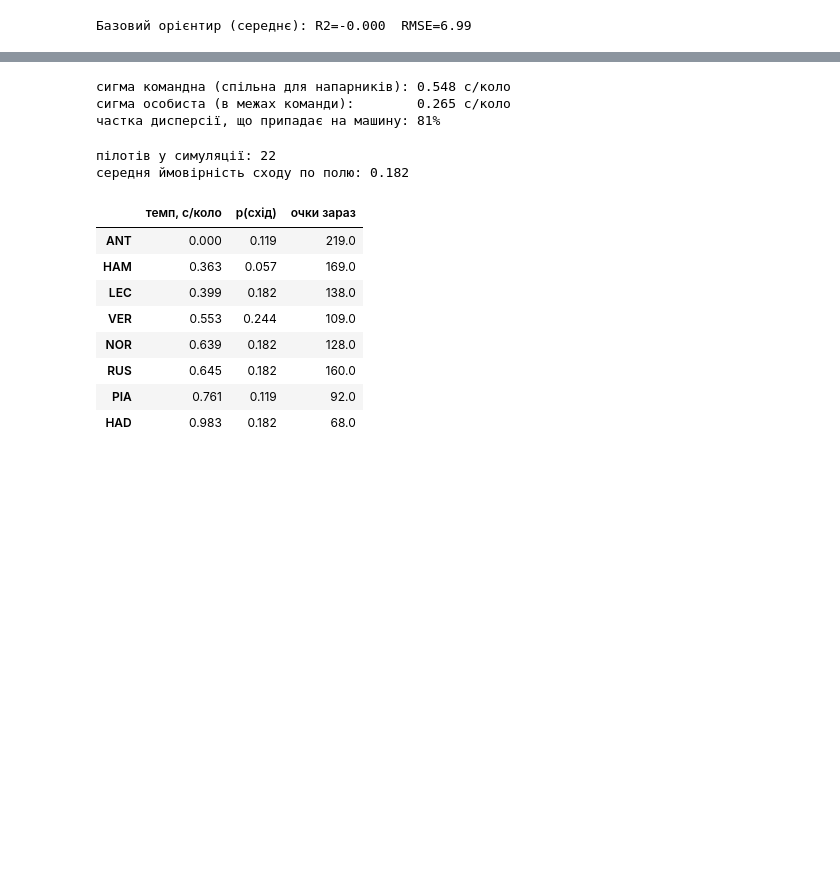
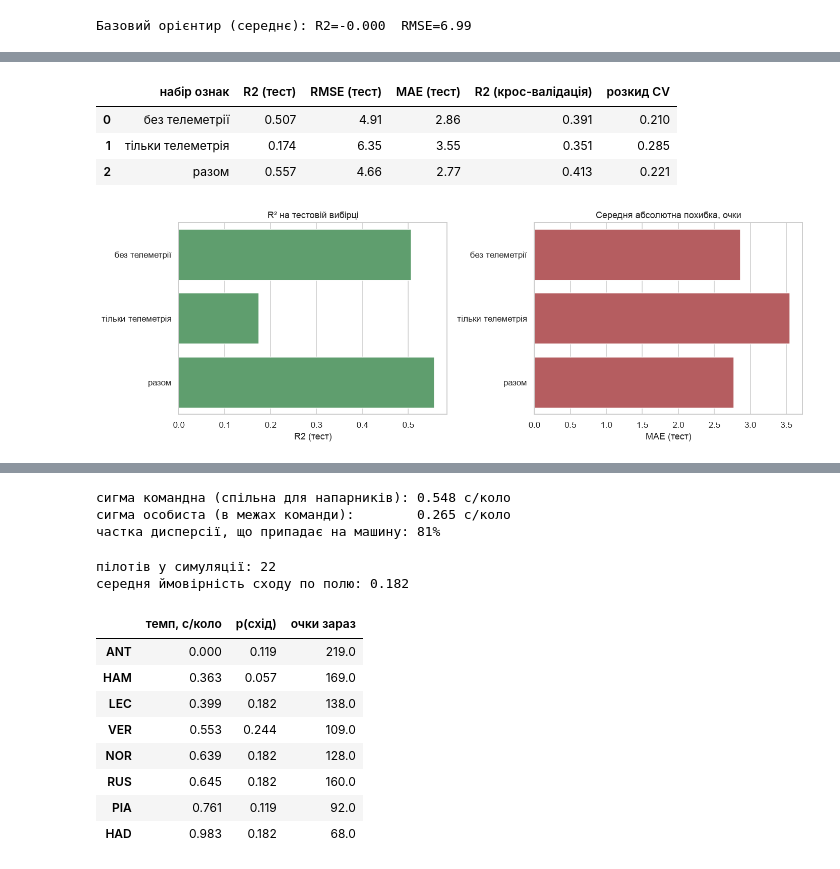
Before and after one commit to VelenShell/f1-2026-analysis, a Jupyter notebook: final_project.ipynb, the cells around one changed output, grey strips where cells are left out. Saved outputs shown, nothing was run; the diff lists cells and outputs as text; code cells hidden in the pictures; blank space fills up the shorter version.

```diff
--- a/final_project.ipynb
+++ b/final_project.ipynb
@@ -965,0 +1521,40 @@ R² по фолдах: [0.534 0.064 0.423 0.711 0.565]
+# %%
+def evaluate(feature_num, label):
+    prep = ColumnTransformer([
+        ("num", numeric_pipe, feature_num),
+        ("cat", OneHotEncoder(handle_unknown="ignore"), FEATURES_CAT),
+    ])
+    pipe = Pipeline([("preprocessor", prep),
+                     ("model", RandomForestRegressor(random_state=42, n_estimators=200))])
+    cols = feature_num + FEATURES_CAT
+    pipe.fit(X_train[cols], y_train)
+    pred = pipe.predict(X_test[cols])
+    kf_ = KFold(n_splits=5, shuffle=True, random_state=42)
+    cv = cross_val_score(pipe, X_train[cols], y_train, cv=kf_, scoring="r2")
+    return {"набір ознак": label,
+            "R2 (тест)": round(r2_score(y_test, pred), 3),
+            "RMSE (тест)": round(np.sqrt(mean_squared_error(y_test, pred)), 2),
+            "MAE (тест)": round(mean_absolute_error(y_test, pred), 2),
+            "R2 (крос-валідація)": round(cv.mean(), 3),
+            "розкид CV": round(cv.std(), 3)}
+
+comparison = pd.DataFrame([
+    evaluate(FEATURES_BASE, "без телеметрії"),
+    evaluate(FEATURES_TEL,  "тільки телеметрія"),
+    evaluate(FEATURES_NUM,  "разом"),
+])
+comparison
+# %% [output]
+|  | набір ознак | R2 (тест) | RMSE (тест) | MAE (тест) | R2 (крос-валідація) | розкид CV |
+| 0 | без телеметрії | 0.507 | 4.91 | 2.86 | 0.391 | 0.210 |
+| 1 | тільки телеметрія | 0.174 | 6.35 | 3.55 | 0.351 | 0.285 |
+| 2 | разом | 0.557 | 4.66 | 2.77 | 0.413 | 0.221 |
+# %%
+fig, ax = plt.subplots(1, 2, figsize=(13, 4.5))
+sns.barplot(comparison, x="R2 (тест)", y="набір ознак", color=GREEN, ax=ax[0])
+ax[0].set_title("R² на тестовій вибірці"); ax[0].set_ylabel("")
+sns.barplot(comparison, x="MAE (тест)", y="набір ознак", color=RED, ax=ax[1])
+ax[1].set_title("Середня абсолютна похибка, очки"); ax[1].set_ylabel("")
+plt.tight_layout(); plt.show()
+# %% [output]
+[figure, added]
```
Also changed, not shown: parts of 67 cells of this notebook, 8 other files.
